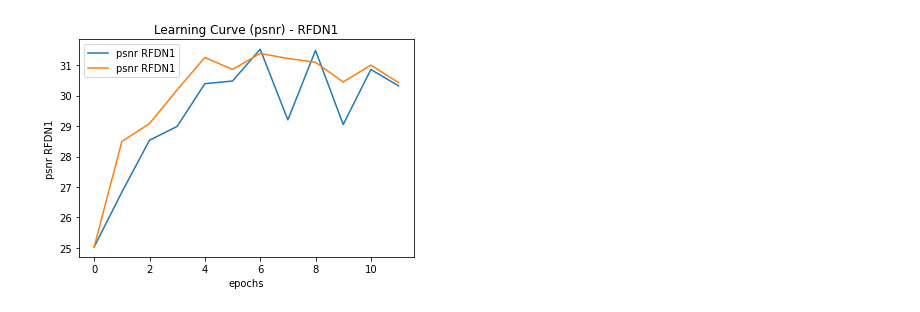
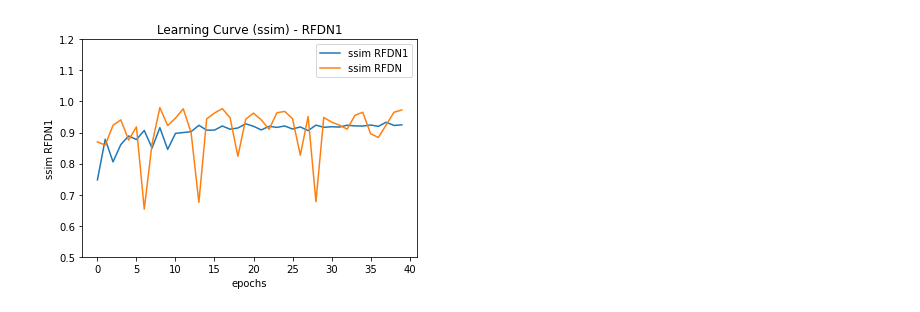
Before and after one commit to samuelfneumann/RFDN, a Jupyter notebook: Compare.ipynb, the cells around one changed output. Drawn from its saved outputs; the diff is of its cells as text; code cells hidden in the pictures.

```diff
--- a/Compare.ipynb
+++ b/Compare.ipynb
@@ -11,10 +11,10 @@ checkpoint_file2 = "/home/samuel/Documents/CMPUT511/Project/Checkpoints/checkpoi
 data_dir = "/home/samuel/Documents/CMPUT511/Project/Data"
 
 comp = Compare(model1, model2, checkpoint_file1, checkpoint_file2, data_dir)
-# %%
-comp.plot_lc()
-# %% [output]
-[figure, removed]
+# %%
+comp.plot_lc("ssim", x=(0, 41), y=(0.5, 1.2))
+# %% [output]
+[figure, added]
 # %%
 # comp.predict("/home/samuel/Documents/CMPUT511/Project/Data/val/LR/DIV2K_valid_LR_bicubic/X2/0801x2.png", img_name="/home/samuel/Documents/CMPUT511/Project/Checkpoints/checkpoint")
 # %%
```
Also changed, not shown: parts of 2 cells of this notebook, 1 other file.
